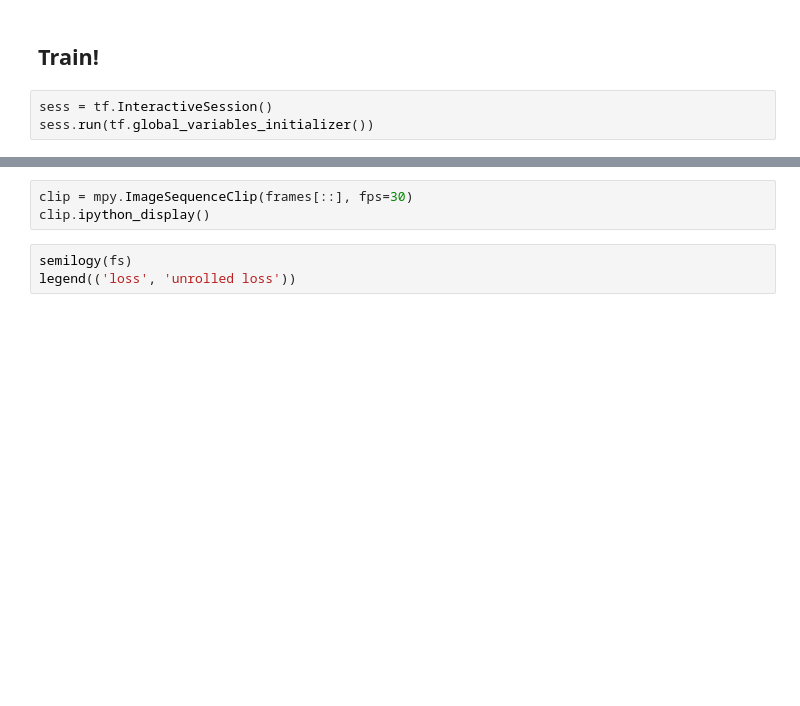
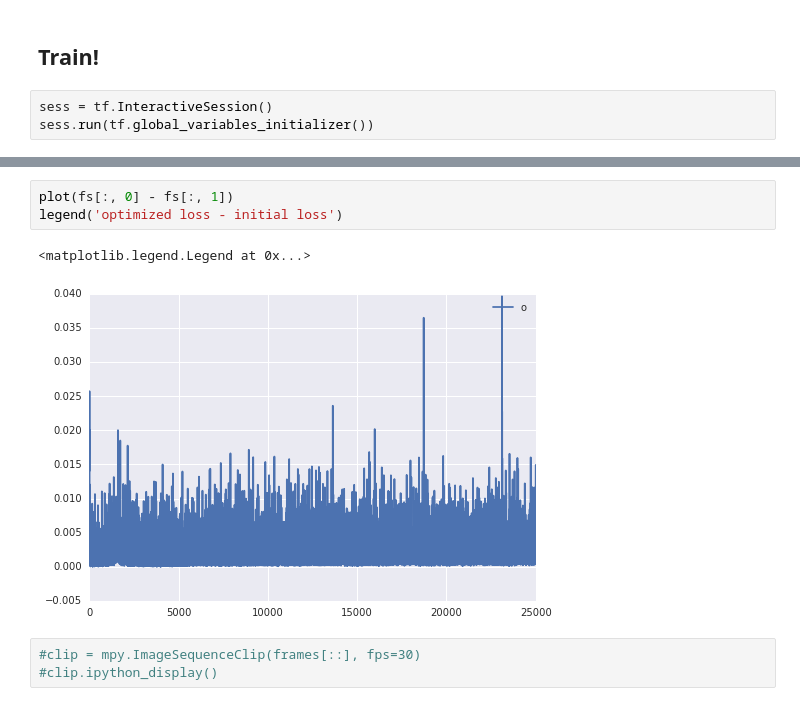
Before and after one commit to poolio/unrolled_gan, a Jupyter notebook: Unrolled GAN demo.ipynb, the cells around one changed output, grey strips where cells are left out. Saved outputs shown, nothing was run; the diff lists cells and outputs as text; blank space fills up the shorter version.

```diff
--- a/Unrolled GAN demo.ipynb
+++ b/Unrolled GAN demo.ipynb
@@ -177,6 +236,9 @@ plot(np_loss-np_unrolled)
+# %%
+plot(fs[:, 0] - fs[:, 1])
+legend('optimized loss - initial loss')
+# %% [output]
+<matplotlib.legend.Legend at 0x...>
+[figure, added]
 # %%
-clip = mpy.ImageSequenceClip(frames[::], fps=30)
-clip.ipython_display()
+#clip = mpy.ImageSequenceClip(frames[::], fps=30)
+#clip.ipython_display()
-# %%
-semilogy(fs)
-legend(('loss', 'unrolled loss'))
```
Also changed, not shown: parts of 12 cells of this notebook.
